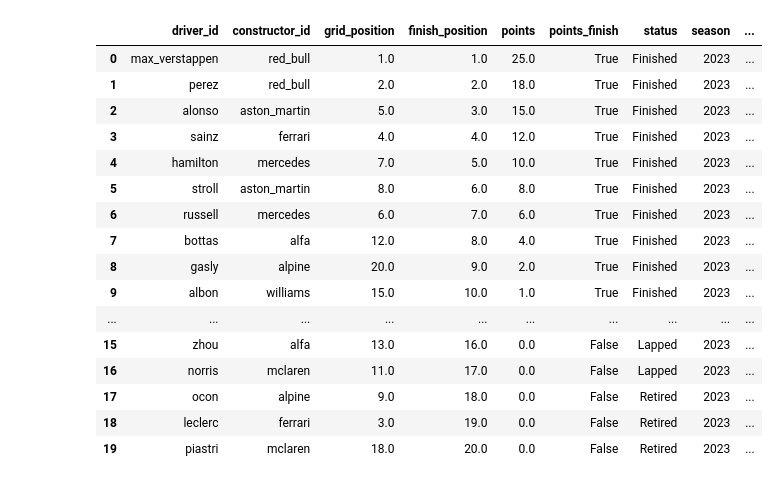
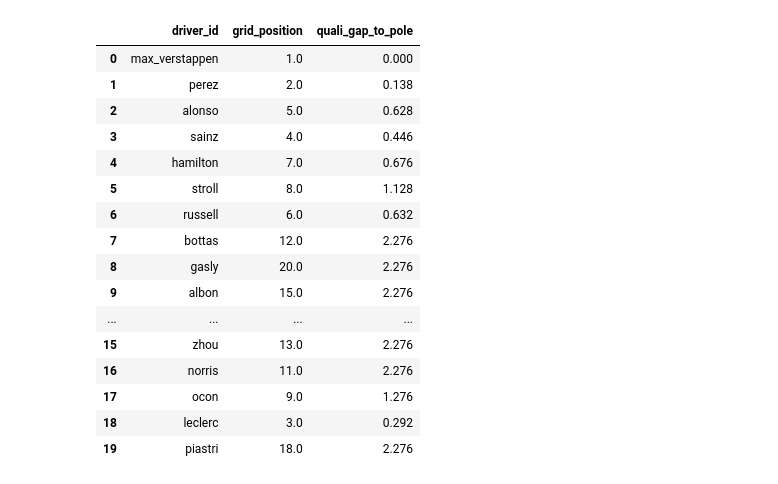
Before and after one commit to Luka-mkerv/f1-predictor, a Jupyter notebook: notebooks/feature-engineering.ipynb, the cells around one changed output. Saved outputs shown, nothing was run; the diff lists cells and outputs as text; code cells hidden in the pictures.

Commit message:
feature engineering rolling/career avarages, circuit perf, constructor perf,quali gap, Nan handling leakage fixed

```diff
--- a/notebooks/feature-engineering.ipynb
+++ b/notebooks/feature-engineering.ipynb
@@ -80,0 +112,8 @@ df.shape
+# %%
+# Calculate qualifying gap to pole position for each race
+pole_times = df[df['grid_position'] == 1][['season', 'round', 'q3_time']].rename(columns={'q3_time': 'pole_time'})
+
+df = df.merge(pole_times, on=['season', 'round'], how='left')
+df['quali_gap_to_pole'] = df['q3_time'] - df['pole_time']
+
+print(df[['driver_id', 'grid_position', 'q3_time', 'pole_time', 'quali_gap_to_pole']].head(20))
@@ -81,20 +138,25 @@ df.shape
+# %%
+# Fill quali_gap_to_pole nulls with max gap in that race + 1 second penalty
+df['quali_gap_to_pole'] = df.groupby(['season', 'round'])['quali_gap_to_pole'].transform(
+    lambda x: x.fillna(x.max() + 1.0)
+)
 # %%
-df.head(20)
+df[['driver_id', 'grid_position', 'quali_gap_to_pole']].head(20)
 # %% [output]
-|  | driver_id | constructor_id | grid_position | finish_position | points | points_finish | status | season | ... |
-| 0 | max_verstappen | red_bull | 1.0 | 1.0 | 25.0 | True | Finished | 2023 | ... |
-| 1 | perez | red_bull | 2.0 | 2.0 | 18.0 | True | Finished | 2023 | ... |
-| 2 | alonso | aston_martin | 5.0 | 3.0 | 15.0 | True | Finished | 2023 | ... |
-| 3 | sainz | ferrari | 4.0 | 4.0 | 12.0 | True | Finished | 2023 | ... |
-| 4 | hamilton | mercedes | 7.0 | 5.0 | 10.0 | True | Finished | 2023 | ... |
-| 5 | stroll | aston_martin | 8.0 | 6.0 | 8.0 | True | Finished | 2023 | ... |
-| 6 | russell | mercedes | 6.0 | 7.0 | 6.0 | True | Finished | 2023 | ... |
-| 7 | bottas | alfa | 12.0 | 8.0 | 4.0 | True | Finished | 2023 | ... |
-| 8 | gasly | alpine | 20.0 | 9.0 | 2.0 | True | Finished | 2023 | ... |
-| 9 | albon | williams | 15.0 | 10.0 | 1.0 | True | Finished | 2023 | ... |
-| ... | ... | ... | ... | ... | ... | ... | ... | ... | ... |
-| 15 | zhou | alfa | 13.0 | 16.0 | 0.0 | False | Lapped | 2023 | ... |
-| 16 | norris | mclaren | 11.0 | 17.0 | 0.0 | False | Lapped | 2023 | ... |
-| 17 | ocon | alpine | 9.0 | 18.0 | 0.0 | False | Retired | 2023 | ... |
-| 18 | leclerc | ferrari | 3.0 | 19.0 | 0.0 | False | Retired | 2023 | ... |
-| 19 | piastri | mclaren | 18.0 | 20.0 | 0.0 | False | Retired | 2023 | ... |
+|  | driver_id | grid_position | quali_gap_to_pole |
+| 0 | max_verstappen | 1.0 | 0.000 |
+| 1 | perez | 2.0 | 0.138 |
+| 2 | alonso | 5.0 | 0.628 |
+| 3 | sainz | 4.0 | 0.446 |
+| 4 | hamilton | 7.0 | 0.676 |
+| 5 | stroll | 8.0 | 1.128 |
+| 6 | russell | 6.0 | 0.632 |
+| 7 | bottas | 12.0 | 2.276 |
+| 8 | gasly | 20.0 | 2.276 |
+| 9 | albon | 15.0 | 2.276 |
+| ... | ... | ... | ... |
+| 15 | zhou | 13.0 | 2.276 |
+| 16 | norris | 11.0 | 2.276 |
+| 17 | ocon | 9.0 | 1.276 |
+| 18 | leclerc | 3.0 | 0.292 |
+| 19 | piastri | 18.0 | 2.276 |
```
Also changed, not shown: parts of 31 cells of this notebook, 1 other file.
